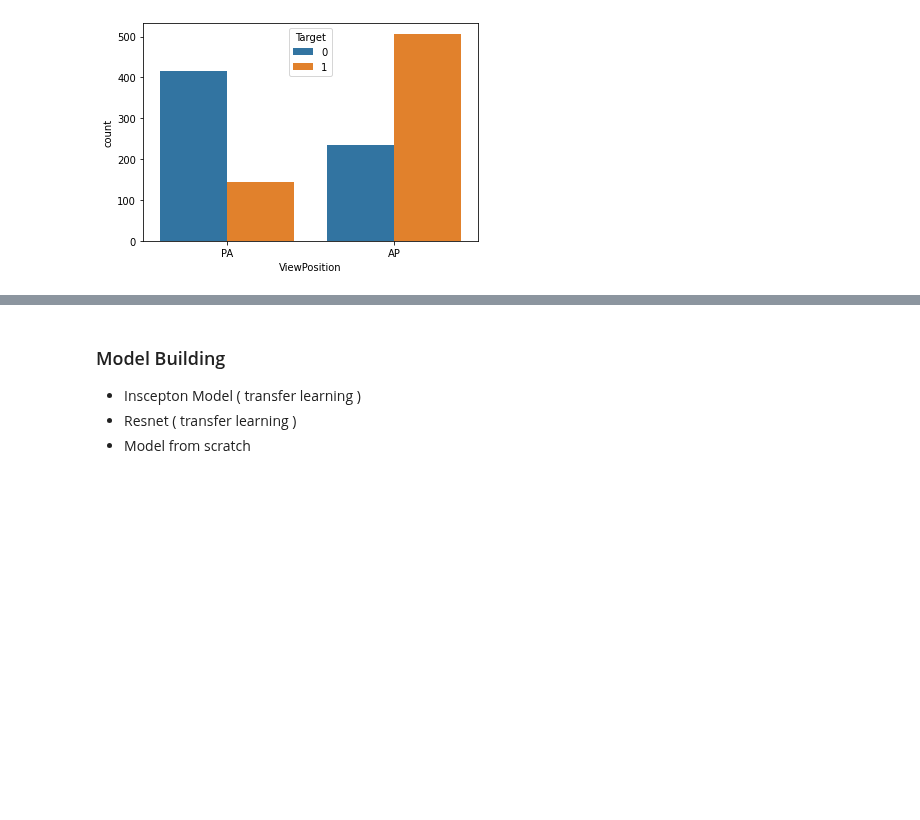
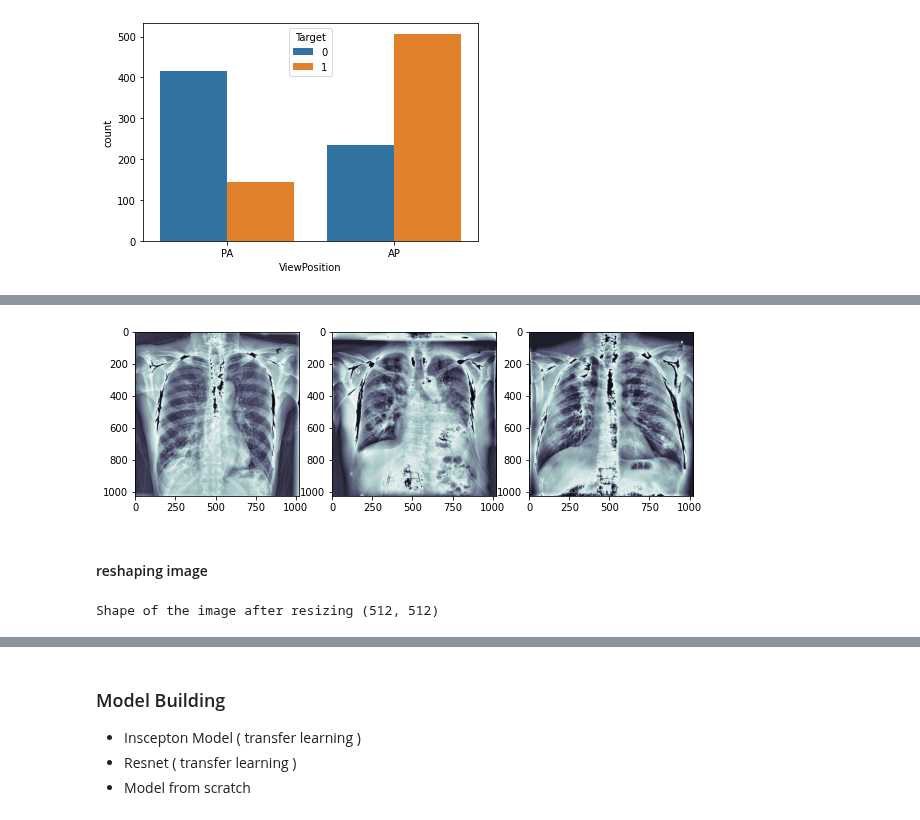
Before and after one commit to baalasangar/MLAI, a Jupyter notebook: 13_Capstone/Model_building_classification.ipynb, the cells around one changed output, grey strips where cells are left out. Saved outputs shown, nothing was run; the diff lists cells and outputs as text; code cells hidden in the pictures; blank space fills up the shorter version.

```diff
--- a/13_Capstone/Model_building_classification.ipynb
+++ b/13_Capstone/Model_building_classification.ipynb
@@ -115,0 +169,24 @@ sns.countplot(data = sampled_metadata,x="ViewPosition",hue="Target")
+# %%
+def CLAHEprocessing(img):
+  clahe = cv2.createCLAHE(clipLimit = 5)
+  clahe_img = clahe.apply(img) + 30
+  return clahe_img
+
+X_image_list = [CLAHEprocessing(img) for img in X_image_list]
+# %%
+plt.figure(figsize=(10, 10))
+for i in range(0,3):
+  ax = plt.subplot(1, 3, i + 1)
+  plt.imshow(X_image_list[i],"bone")
+plt.show()
+# %% [output]
+[figure, added]
+# %% [markdown]
+#### reshaping image
+# %%
+IMG_HEIGHT_WIDTH = 512
+# resizing the image 512 * 512
+X_image_reshaped = [cv2.resize(img,(IMG_HEIGHT_WIDTH,IMG_HEIGHT_WIDTH)) for img in X_image_list]
+print("Shape of the image after resizing", X_image_reshaped[0].shape)
+# %% [output]
+Shape of the image after resizing (512, 512)
```
Also changed, not shown: parts of 19 cells of this notebook.
